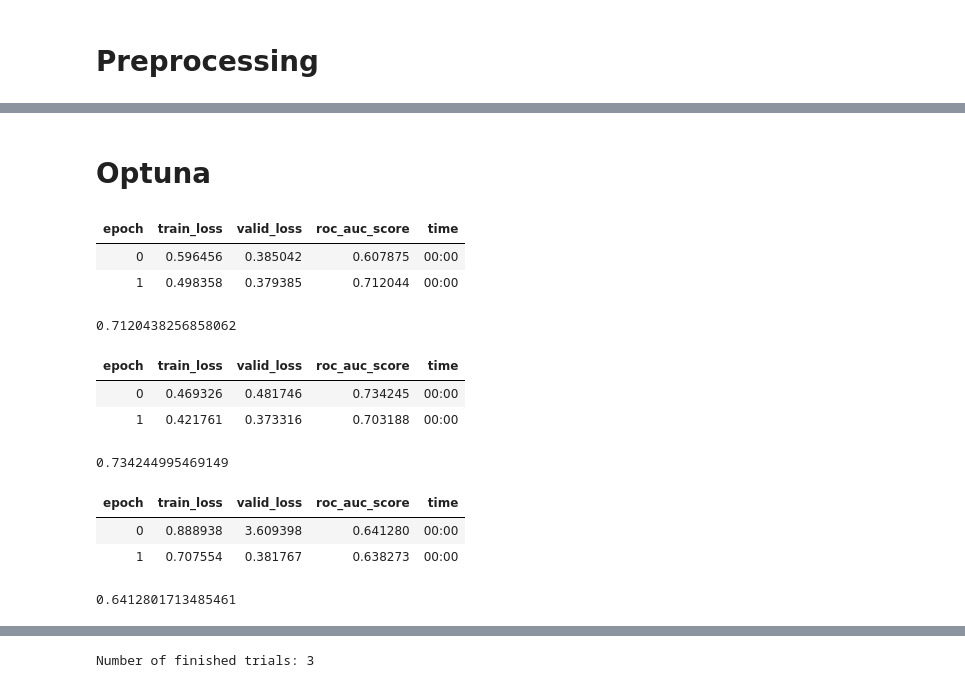
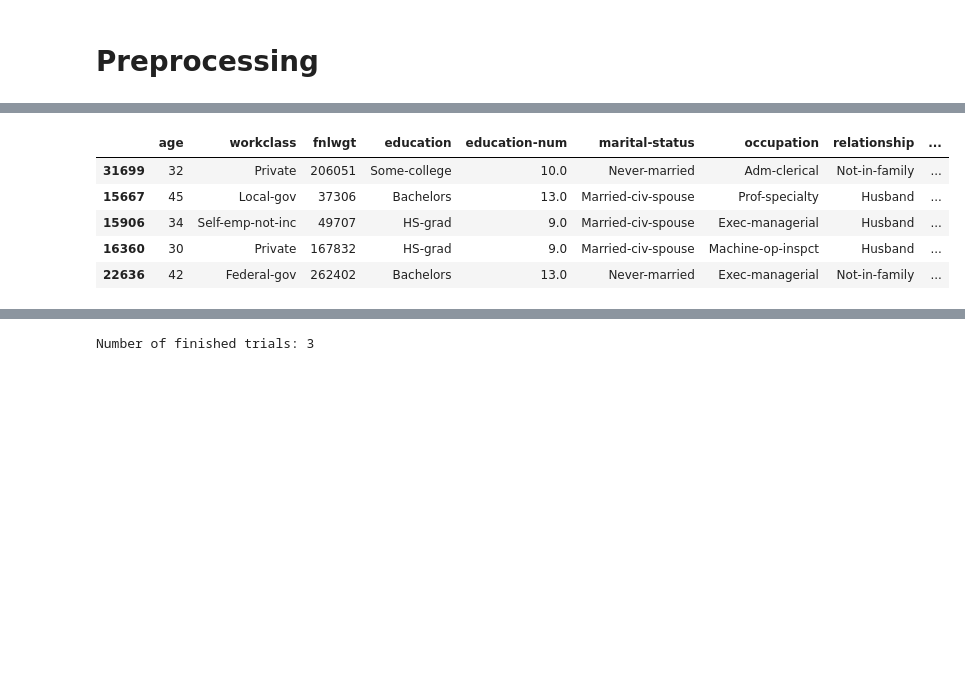
Before and after one commit to gilad-rubin/hypster, a Jupyter notebook: 05_sklearn.ipynb, the cells around one changed output, grey strips where cells are left out. Cells and saved outputs as stored; diff of their text form; code cells hidden in the pictures; blank space fills up the shorter version.

```diff
--- a/05_sklearn.ipynb
+++ b/05_sklearn.ipynb
@@ -91,10 +44,13 @@ df = df.sample(frac=0.1)
 cat_names = ['workclass', 'education', 'marital-status', 'occupation', 'relationship', 'race']
 cont_names = ['age', 'fnlwgt', 'education-num']
 dep_var = "salary"
+# %%
+y = np.where(df[dep_var] == ">=50k", 1, 0)
+df.drop(dep_var, axis=1, inplace=True)
 # %%
 #export
-train_df, test_df = train_test_split(df, test_size=0.6,
-                                     random_state=SEED,
-                                     stratify=df[dep_var])
+train_df, test_df, y_train, y_test = train_test_split(df, y, test_size=0.6,
+                                                     random_state=SEED,
+                                                     stratify=y)
 # %% [markdown]
 # Preprocessing
@@ -187,2 +56,0 @@ learner = tabular_learner(dls,
-# %% [markdown]
-# Optuna
@@ -219,20 +57,9 @@ def run_learner(fit_method, get_metric, n_trials=5): #learner
-# %%
-#export
-study = run_learner(#learner    = learner,
-                    fit_method = learner.fit_one_cycle(2, lr),
-                    get_metric = learner.tracker.best,
-                    n_trials   = 3
-                   )
-# %% [output]
-| epoch | train_loss | valid_loss | roc_auc_score | time |
-| 0 | 0.596456 | 0.385042 | 0.607875 | 00:00 |
-| 1 | 0.498358 | 0.379385 | 0.712044 | 00:00 |
-0.7120438256858062
-| epoch | train_loss | valid_loss | roc_auc_score | time |
-| 0 | 0.469326 | 0.481746 | 0.734245 | 00:00 |
-| 1 | 0.421761 | 0.373316 | 0.703188 | 00:00 |
-0.734244995469149
-| epoch | train_loss | valid_loss | roc_auc_score | time |
-| 0 | 0.888938 | 3.609398 | 0.641280 | 00:00 |
-| 1 | 0.707554 | 0.381767 | 0.638273 | 00:00 |
-0.6412801713485461
+# %%
+train_df.head()
+# %% [output]
+|  | age | workclass | fnlwgt | education | education-num | marital-status | occupation | relationship | ... |
+| 31699 | 32 | Private | 206051 | Some-college | 10.0 | Never-married | Adm-clerical | Not-in-family | ... |
+| 15667 | 45 | Local-gov | 37306 | Bachelors | 13.0 | Married-civ-spouse | Prof-specialty | Husband | ... |
+| 15906 | 34 | Self-emp-not-inc | 49707 | HS-grad | 9.0 | Married-civ-spouse | Exec-managerial | Husband | ... |
+| 16360 | 30 | Private | 167832 | HS-grad | 9.0 | Married-civ-spouse | Machine-op-inspct | Husband | ... |
+| 22636 | 42 | Federal-gov | 262402 | Bachelors | 13.0 | Never-married | Exec-managerial | Not-in-family | ... |
```
Also changed, not shown: parts of 59 cells of this notebook, 8 other files.
